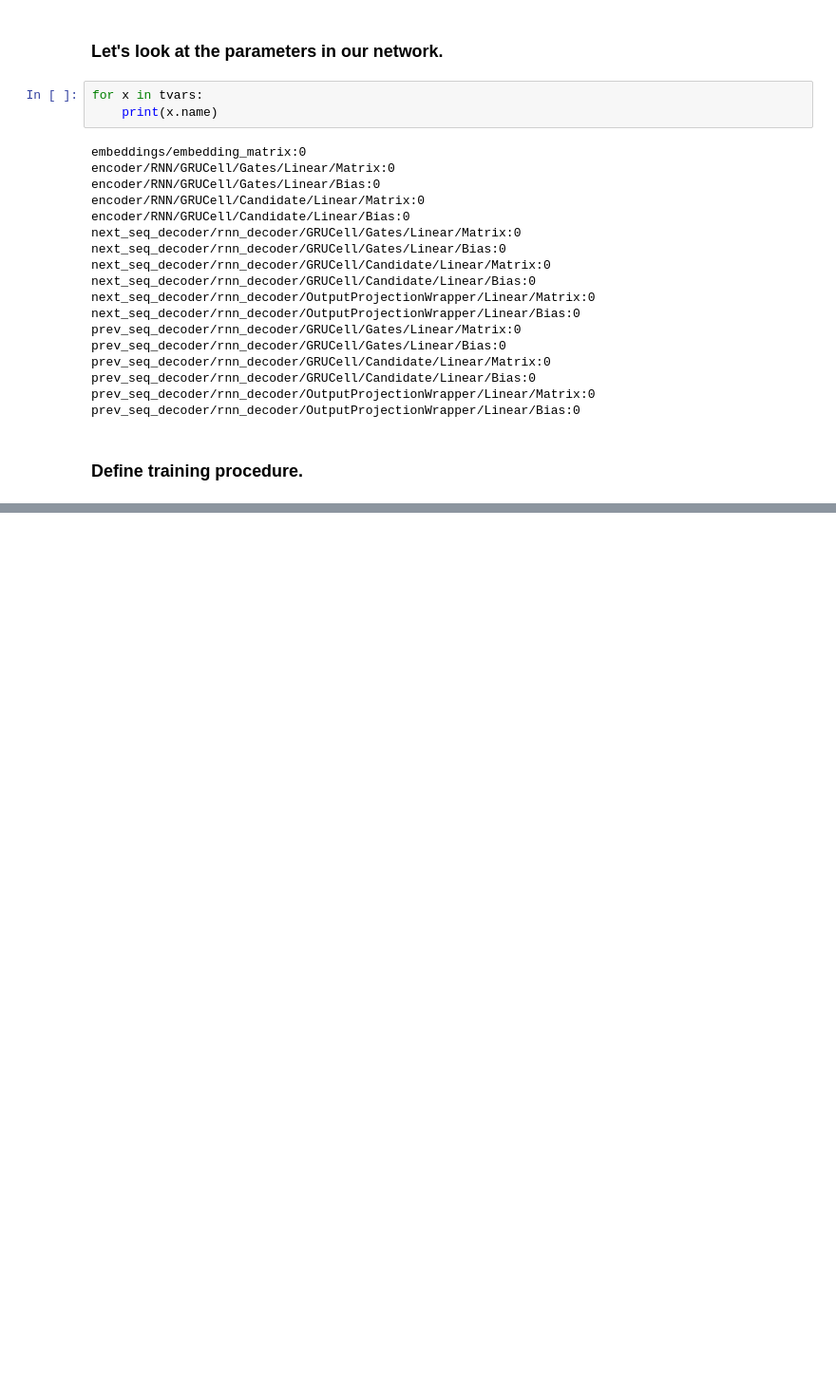
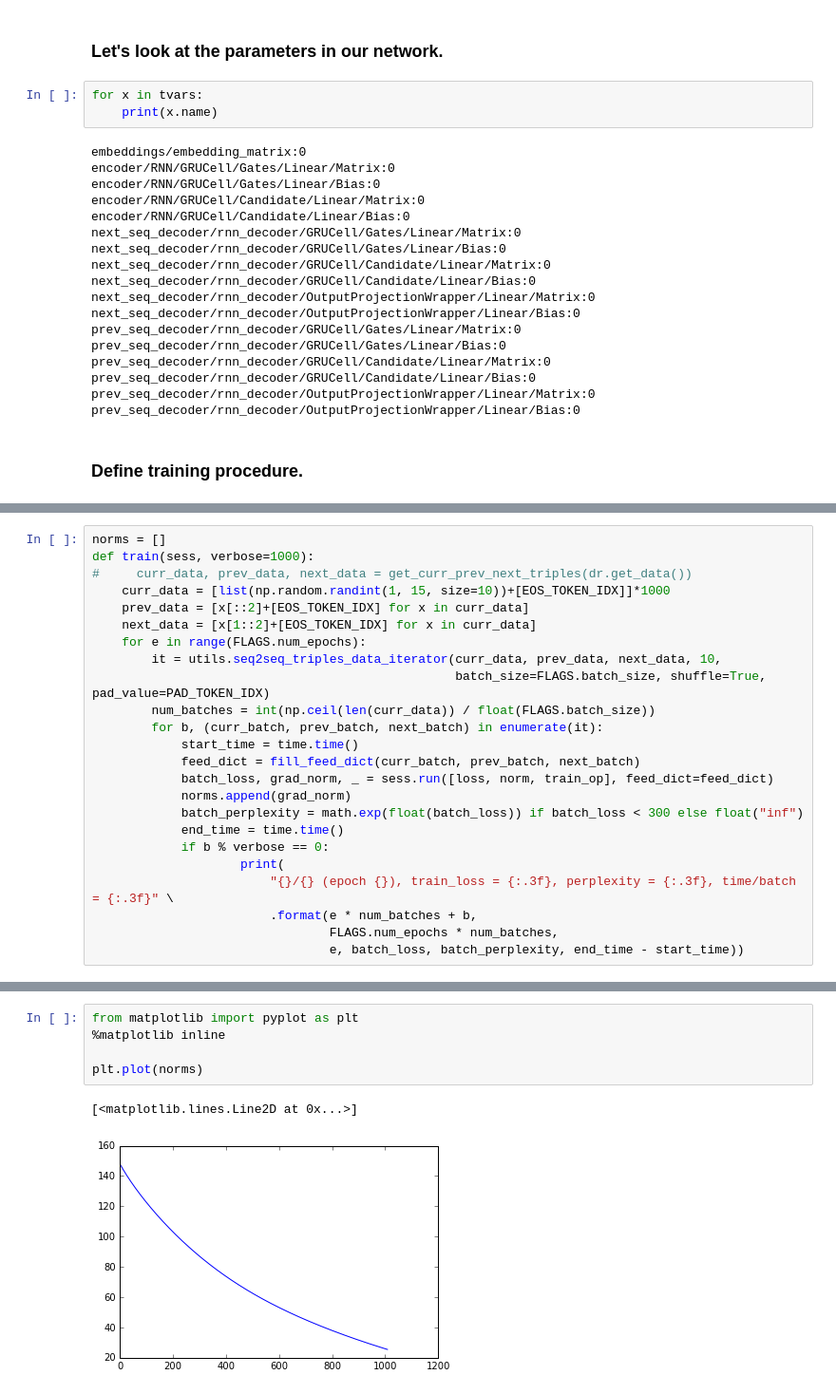
Before and after one commit to persiyanov/skip-thought-tf, a Jupyter notebook: prototype.ipynb, the cells around one changed output, grey strips where cells are left out. Shown at 95% size. Drawn from its saved outputs; the diff is of its cells as text; blank space fills up the shorter version.

```diff
--- a/prototype.ipynb
+++ b/prototype.ipynb
@@ -202,3 +227,27 @@ for i in range(FLAGS.num_epochs):
+# %%
+norms = []
+def train(sess, verbose=1000):
+#     curr_data, prev_data, next_data = get_curr_prev_next_triples(dr.get_data())
+    curr_data = [list(np.random.randint(1, 15, size=10))+[EOS_TOKEN_IDX]]*1000
+    prev_data = [x[::2]+[EOS_TOKEN_IDX] for x in curr_data]
+    next_data = [x[1::2]+[EOS_TOKEN_IDX] for x in curr_data]
+    for e in range(FLAGS.num_epochs):
+        it = utils.seq2seq_triples_data_iterator(curr_data, prev_data, next_data, 10,
+                                                 batch_size=FLAGS.batch_size, shuffle=True, pad_value=PAD_TOKEN_IDX)
+        num_batches = int(np.ceil(len(curr_data)) / float(FLAGS.batch_size))
+        for b, (curr_batch, prev_batch, next_batch) in enumerate(it):
+            start_time = time.time()
+            feed_dict = fill_feed_dict(curr_batch, prev_batch, next_batch)
+            batch_loss, grad_norm, _ = sess.run([loss, norm, train_op], feed_dict=feed_dict)
+            norms.append(grad_norm)
+            batch_perplexity = math.exp(float(batch_loss)) if batch_loss < 300 else float("inf")
+            end_time = time.time()
+            if b % verbose == 0:
+                    print(
+                        "{}/{} (epoch {}), train_loss = {:.3f}, perplexity = {:.3f}, time/batch = {:.3f}" \
+                        .format(e * num_batches + b,
+                                FLAGS.num_epochs * num_batches,
+                                e, batch_loss, batch_perplexity, end_time - start_time))
 # %%
 with tf.Session() as sess:
     init = tf.initialize_all_variables()
@@ -206,0 +275,8 @@ with tf.Session() as sess:
+# %%
+from matplotlib import pyplot as plt
+%matplotlib inline
+
+plt.plot(norms)
+# %% [output]
+[<matplotlib.lines.Line2D at 0x...>]
+[figure, added]
```
Also changed, not shown: parts of 16 cells of this notebook, 1 other file.
